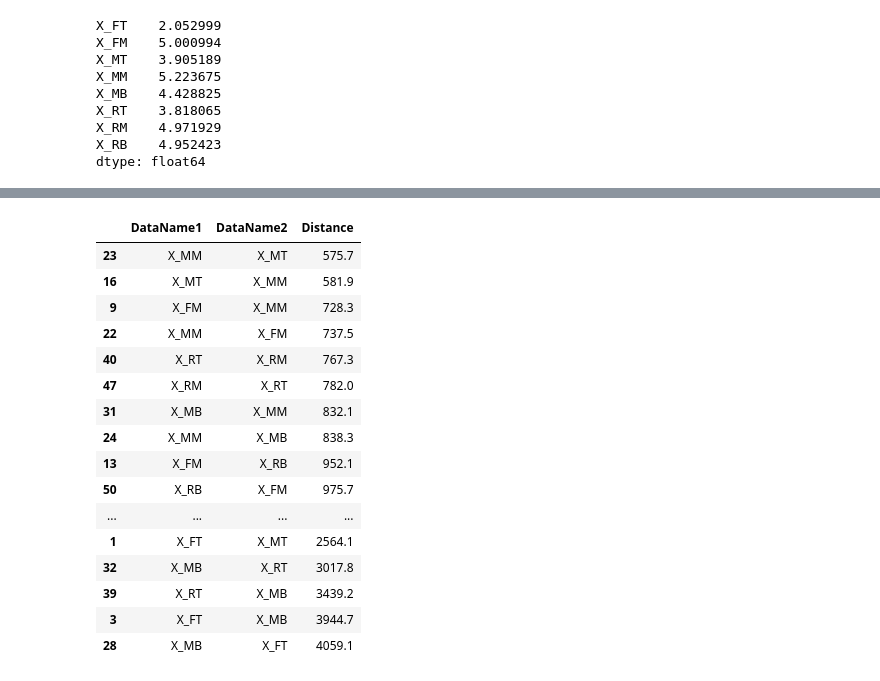
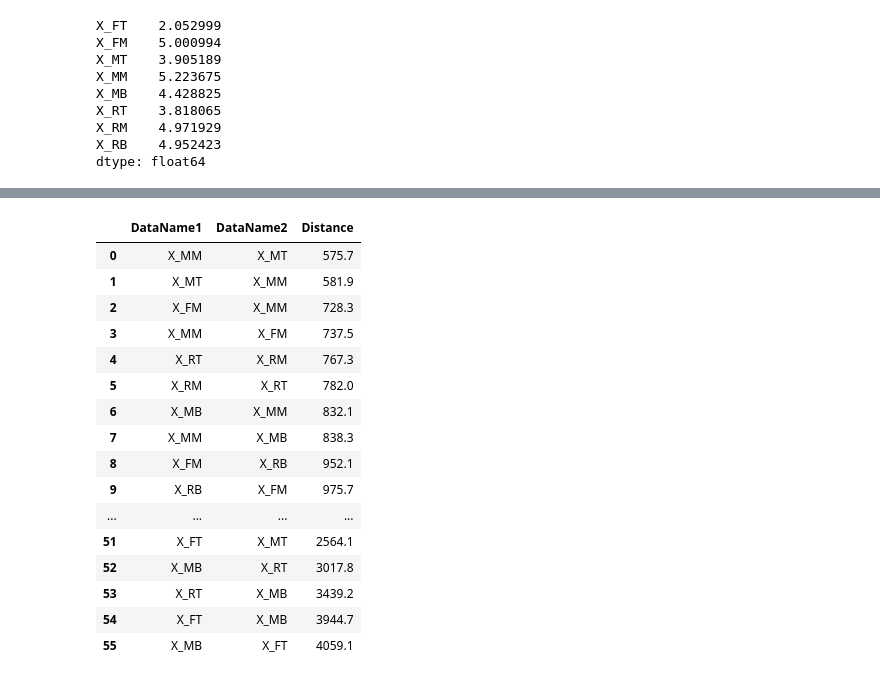
Before and after one commit to ayanoglu/Sensor-Network-Prediction-Models, a Jupyter notebook: ColdChainTransportation_Time_Series_Prediction_For_Sensor_Networks_Prediction_based_on_number_of_sensors.ipynb, the cells around one changed output, grey strips where cells are left out. Drawn from its saved outputs; the diff is of its cells as text; code cells hidden in the pictures.

```diff
--- a/ColdChainTransportation_Time_Series_Prediction_For_Sensor_Networks_Prediction_based_on_number_of_sensors.ipynb
+++ b/ColdChainTransportation_Time_Series_Prediction_For_Sensor_Networks_Prediction_based_on_number_of_sensors.ipynb
@@ -226,18 +226,3 @@ X_RT    3.818065
 X_RM    4.971929
 X_RB    4.952423
 dtype: float64
-# %%
-TrainDataSet = { 'X_FT': X_FT, 'X_FM': X_FM, 'X_MT':X_MT, 'X_MM':X_MM, 'X_MB':X_MB, 'X_RT':X_RT, 'X_RM':X_RM, 'X_RB':X_RB }
-
-#took out the X_FB and y_FB because of missing values
-
-df2 = pd.DataFrame()
-dict1 = {}
-
-for combo in combinations(TrainDataSet.items(), 2):
-  kX1, kX2 = combo[0][0], combo[1][0]
-  vX1, vX2 = combo[0][1], combo[1][1]
-  VX1VX2 = np.concatenate((vX1, vX2), axis = 1)
-  #VX1VX2 = pd.DataFrame(VX1VX2)
-  KX1KX2 = kX1 + kX2
-  dict1[KX1KX2] = VX1VX2
@@ -314,3 +396,25 @@ array([27.96737825, 27.97056941, 27.97818898, 27.9714936 , 27.96598191, 27.97532
+# %%
+X_RBavg = cormat.loc['X_RB']
+X_RBavg = X_RBavg.drop('X_RB')
+X_RBavg = X_RBavg.to_dict()
+
+my_dictX_RBavg = {"X_RBavg":[],"Avg_Value":[]};
+for combo in combinations(X_RBavg.items(), 2):
+  kX1, kX2 = combo[0][0], combo[1][0]
+  vX1, vX2 = combo[0][1], combo[1][1]
+  vAvg = (vX1 + vX2)/2
+  my_dictX_RBavg["X_RBavg"].append(kX1 + kX2)
+  my_dictX_RBavg["Avg_Value"].append(vAvg)
+
+DFX_RBavg = pd.DataFrame.from_dict(my_dictX_RBavg)
+DFX_RBavg = DFX_RBavg.sort_values('Avg_Value', ascending=False)
+index = DFX_RBavg.index
+index.name = "The correlation values of other sensors with X_RB paired, avaraged"
+
+DFX_RBavg.to_csv('DFX_RBavg.csv')
+files.download("DFX_RBavg.csv")
+
+DFX_RBavg
 # %%
 from fastdtw import fastdtw
 from scipy.spatial.distance import euclidean
@@ -358,23 +444,25 @@ X_RBX_RM
 # %%
-DF_DTW = pd.DataFrame.from_dict(DictDTW)
+DF_DTW = pd.DataFrame.from_dict(DictDTW, orient='columns')
 DF_DTW = DF_DTW.sort_values(by=['Distance'])
+
+DF_DTW = DF_DTW.reset_index(drop = True)
 DF_DTW
 # %% [output]
 |  | DataName1 | DataName2 | Distance |
-| 23 | X_MM | X_MT | 575.7 |
-| 16 | X_MT | X_MM | 581.9 |
-| 9 | X_FM | X_MM | 728.3 |
-| 22 | X_MM | X_FM | 737.5 |
-| 40 | X_RT | X_RM | 767.3 |
-| 47 | X_RM | X_RT | 782.0 |
-| 31 | X_MB | X_MM | 832.1 |
-| 24 | X_MM | X_MB | 838.3 |
-| 13 | X_FM | X_RB | 952.1 |
-| 50 | X_RB | X_FM | 975.7 |
+| 0 | X_MM | X_MT | 575.7 |
+| 1 | X_MT | X_MM | 581.9 |
+| 2 | X_FM | X_MM | 728.3 |
+| 3 | X_MM | X_FM | 737.5 |
+| 4 | X_RT | X_RM | 767.3 |
+| 5 | X_RM | X_RT | 782.0 |
+| 6 | X_MB | X_MM | 832.1 |
+| 7 | X_MM | X_MB | 838.3 |
+| 8 | X_FM | X_RB | 952.1 |
+| 9 | X_RB | X_FM | 975.7 |
 | ... | ... | ... | ... |
-| 1 | X_FT | X_MT | 2564.1 |
-| 32 | X_MB | X_RT | 3017.8 |
-| 39 | X_RT | X_MB | 3439.2 |
-| 3 | X_FT | X_MB | 3944.7 |
-| 28 | X_MB | X_FT | 4059.1 |
+| 51 | X_FT | X_MT | 2564.1 |
+| 52 | X_MB | X_RT | 3017.8 |
+| 53 | X_RT | X_MB | 3439.2 |
+| 54 | X_FT | X_MB | 3944.7 |
+| 55 | X_MB | X_FT | 4059.1 |
 # %%
```
Also changed, not shown: parts of 33 cells of this notebook.
